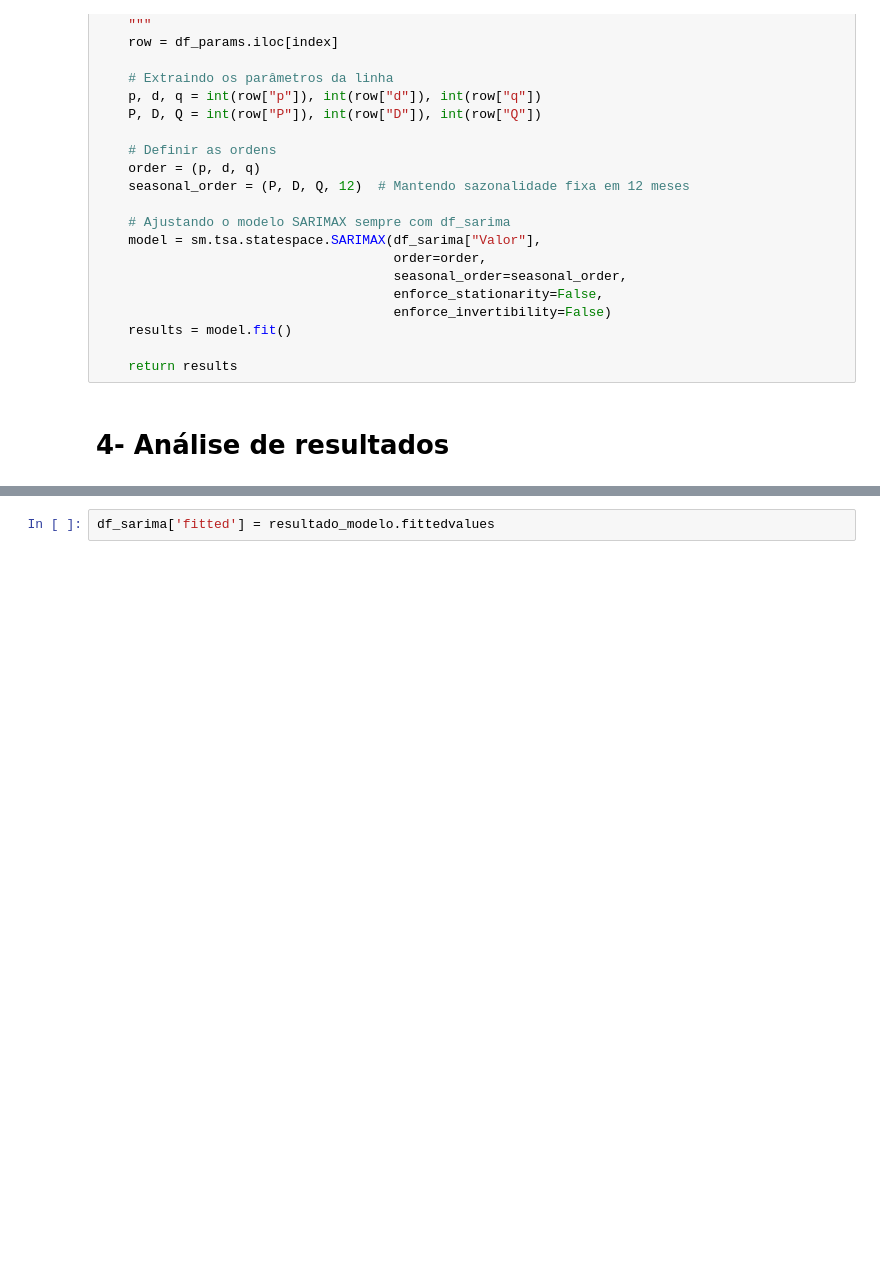
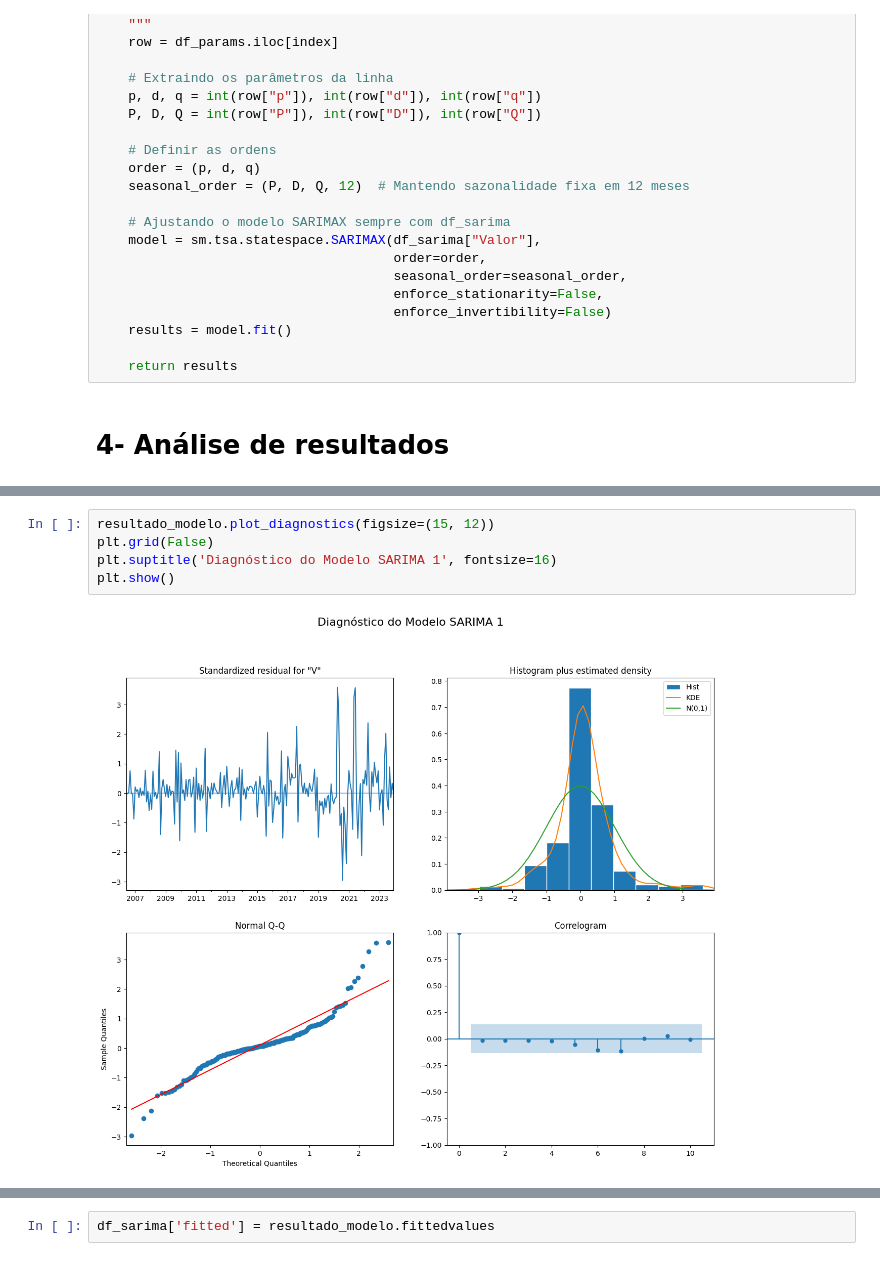
Before and after one commit to victordornelos/tcc_cap3, a Jupyter notebook: cap3.ipynb, the cells around one changed output, grey strips where cells are left out. Saved outputs shown, nothing was run; the diff lists cells and outputs as text; blank space fills up the shorter version.

Commit message:
Update SARIMA results and metrics, add warnings output

```diff
--- a/cap3.ipynb
+++ b/cap3.ipynb
@@ -627,0 +664,7 @@ else:
+# %%
+resultado_modelo.plot_diagnostics(figsize=(15, 12))
+plt.grid(False)
+plt.suptitle('Diagnóstico do Modelo SARIMA 1', fontsize=16)
+plt.show()
+# %% [output]
+[figure, added]
```
Also changed, not shown: parts of 22 cells of this notebook, 4 other files.
